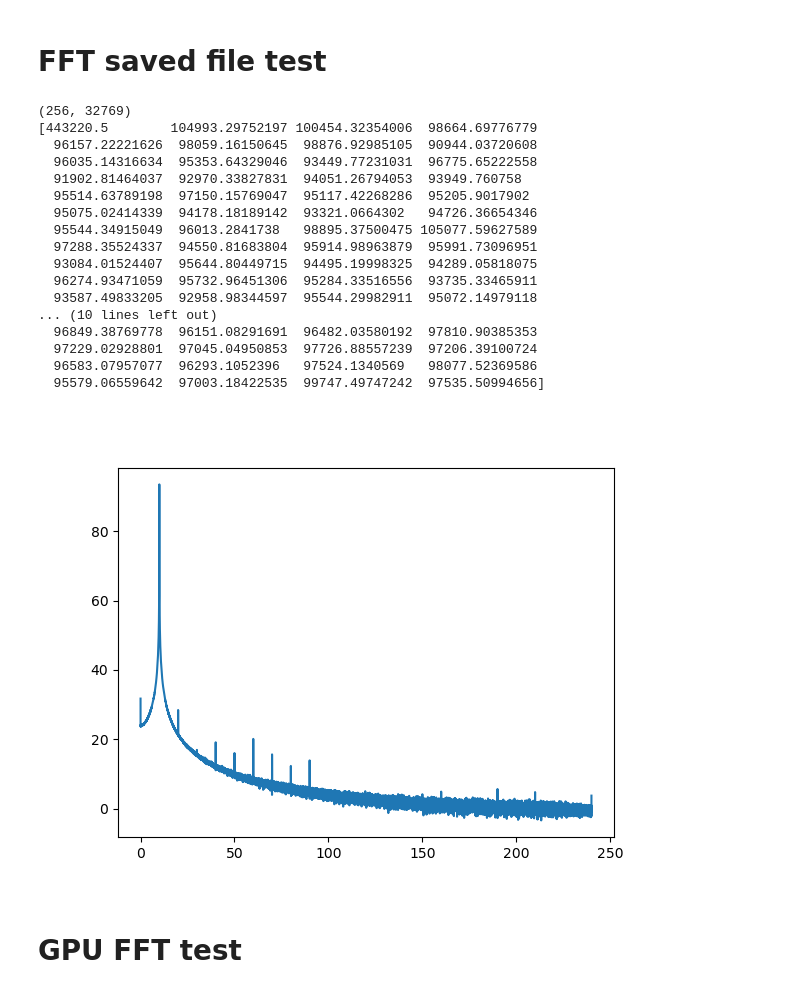
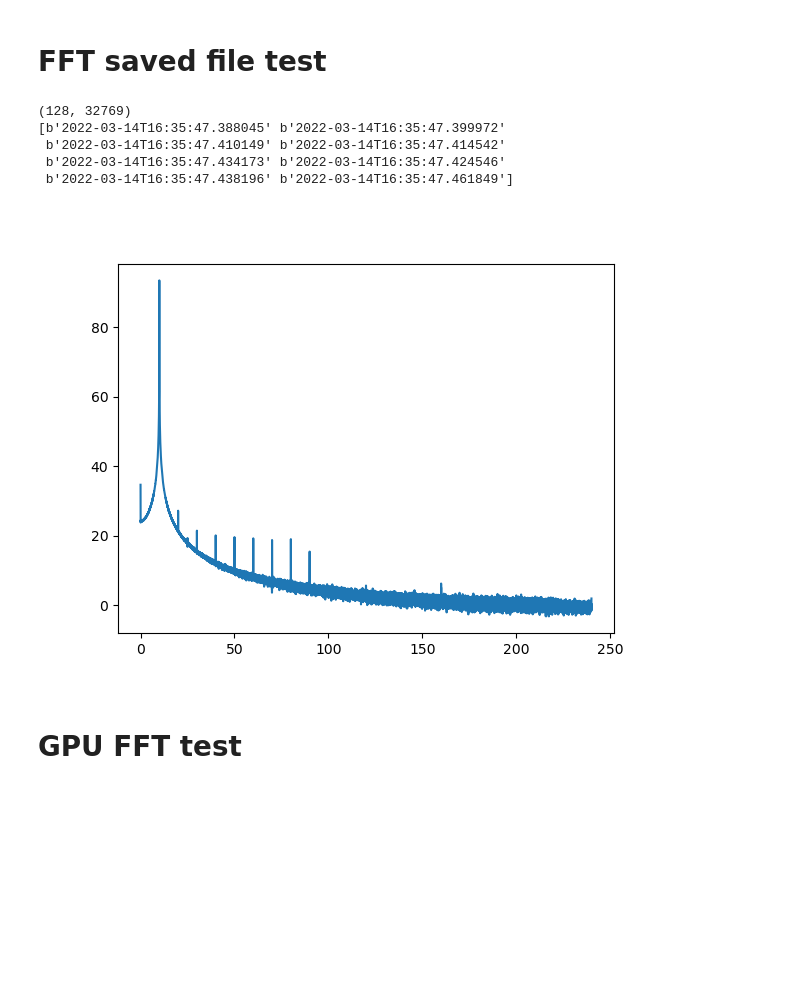
Before and after one commit to guotsuan/LACE_adc, a Jupyter notebook: python_udp_recv/FFT_saved_file_test.ipynb, the cells around one changed output. Saved outputs shown, nothing was run; the diff lists cells and outputs as text; code cells hidden in the pictures; blank space fills up the shorter version.

```diff
--- a/python_udp_recv/FFT_saved_file_test.ipynb
+++ b/python_udp_recv/FFT_saved_file_test.ipynb
@@ -3,46 +3,38 @@
 # %%
 import numpy as np
 import h5py as h5
 from fft_helper import fft_to_dBm
 
 %matplotlib widget
 
 from numpy.fft import fft,rfft,rfftfreq
 import matplotlib.pyplot as plt
 
-fname = './fft_test/2022-03-13/12/RAW_output1_0.h5'
+fname = './fft_test/2022-03-14/16/RAW_output1_0.h5'
 
 f = h5.File(fname, 'r')
 
 py = f['amplitude'][...]
+
+time = f['block_time'][...]
 
 print(py.shape)
 
 st = 1/480.
 px = rfftfreq(4096*16, d=st)
 
-print(py[0,0:100])
+#print(py[0,0:100])
+
+print(time[0:8])
 plt.plot(px, fft_to_dBm(py[-1,...]))
 plt.show()
 # %% [output]
-(256, 32769)
-[443220.5        104993.29752197 100454.32354006  98664.69776779
-  96157.22221626  98059.16150645  98876.92985105  90944.03720608
-  96035.14316634  95353.64329046  93449.77231031  96775.65222558
-  91902.81464037  92970.33827831  94051.26794053  93949.760758
-  95514.63789198  97150.15769047  95117.42268286  95205.9017902
-  95075.02414339  94178.18189142  93321.0664302   94726.36654346
-  95544.34915049  96013.2841738   98895.37500475 105077.59627589
-  97288.35524337  94550.81683804  95914.98963879  95991.73096951
-  93084.01524407  95644.80449715  94495.19998325  94289.05818075
-  96274.93471059  95732.96451306  95284.33516556  93735.33465911
-  93587.49833205  92958.98344597  95544.29982911  95072.14979118
-... (10 lines left out)
-  96849.38769778  96151.08291691  96482.03580192  97810.90385353
-  97229.02928801  97045.04950853  97726.88557239  97206.39100724
-  96583.07957077  96293.1052396   97524.1340569   98077.52369586
-  95579.06559642  97003.18422535  99747.49747242  97535.50994656]
+(128, 32769)
+[b'2022-03-14T16:35:47.388045' b'2022-03-14T16:35:47.399972'
+ b'2022-03-14T16:35:47.410149' b'2022-03-14T16:35:47.414542'
+ b'2022-03-14T16:35:47.434173' b'2022-03-14T16:35:47.424546'
+ b'2022-03-14T16:35:47.438196' b'2022-03-14T16:35:47.461849']
-[figure, old version]
+[figure, new version]
 # %% [markdown]
 # GPU FFT test
 # %%
```
Also changed, not shown: 3 other files.
